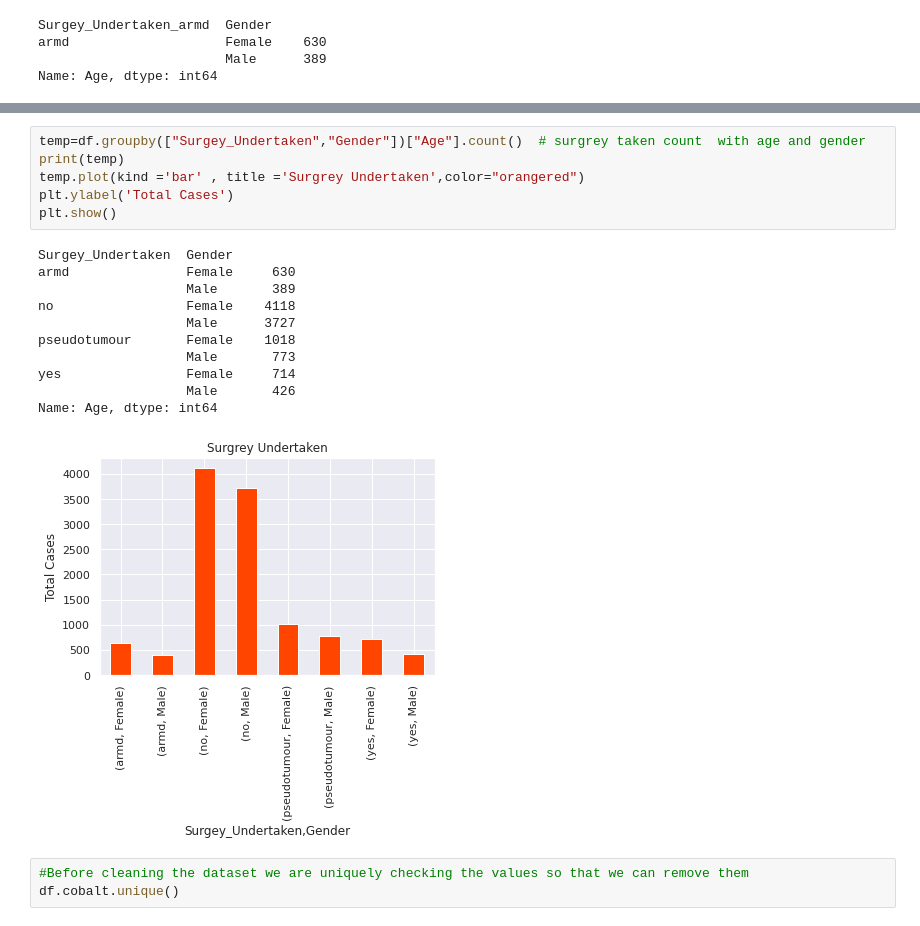
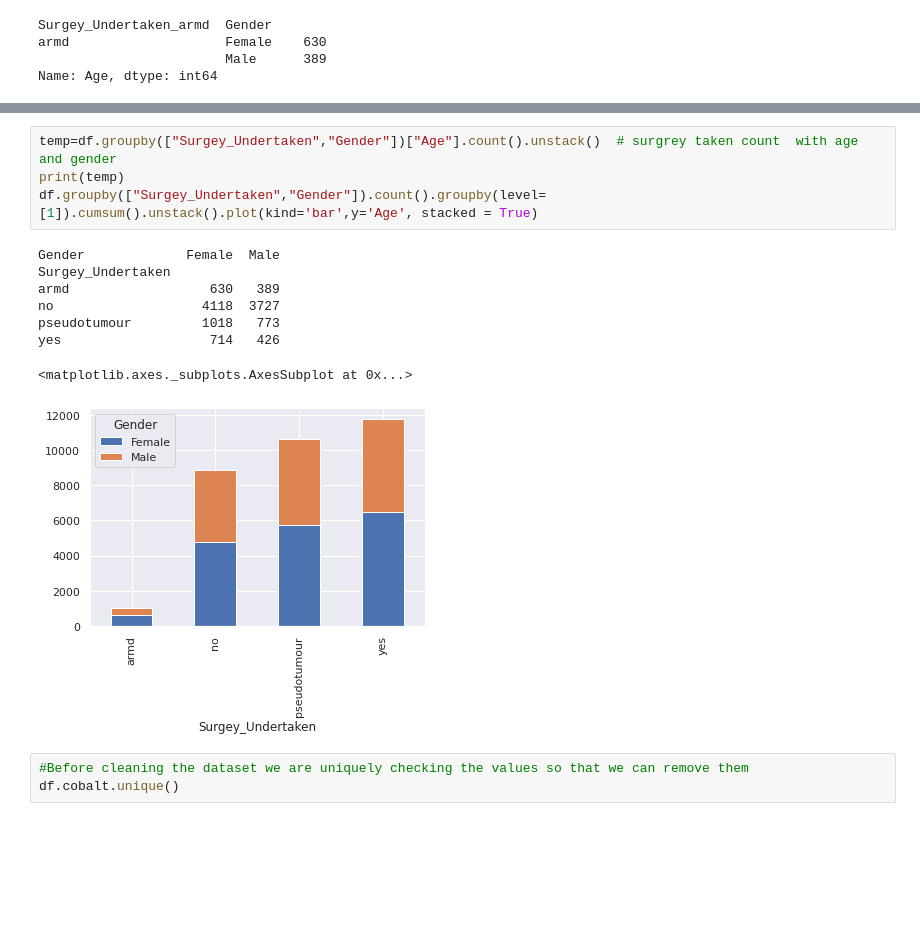
Before and after one commit to Hamza1122/ML-Ass, a Jupyter notebook: Untitled13.ipynb, the cells around one changed output, grey strips where cells are left out. Drawn from its saved outputs; the diff is of its cells as text; blank space fills up the shorter version.

```diff
--- a/Untitled13.ipynb
+++ b/Untitled13.ipynb
@@ -248,21 +244,16 @@ plt.show()
 # %%
-temp=df.groupby(["Surgey_Undertaken","Gender"])["Age"].count()  # surgrey taken count  with age and gender
+temp=df.groupby(["Surgey_Undertaken","Gender"])["Age"].count().unstack()  # surgrey taken count  with age and gender
 print(temp)
-temp.plot(kind ='bar' , title ='Surgrey Undertaken',color="orangered")
-plt.ylabel('Total Cases')
-plt.show()
+df.groupby(["Surgey_Undertaken","Gender"]).count().groupby(level=[1]).cumsum().unstack().plot(kind='bar',y='Age', stacked = True)
 # %% [output]
-Surgey_Undertaken  Gender
-armd               Female     630
-                   Male       389
-no                 Female    4118
-                   Male      3727
-pseudotumour       Female    1018
-                   Male       773
-yes                Female     714
-                   Male       426
-Name: Age, dtype: int64
+Gender             Female  Male
+Surgey_Undertaken
+armd                  630   389
+no                   4118  3727
+pseudotumour         1018   773
+yes                   714   426
+<matplotlib.axes._subplots.AxesSubplot at 0x...>
-[figure, old version]
+[figure, new version]
 # %%
 #Before cleaning the dataset we are uniquely checking the values so that we can remove them
 df.cobalt.unique()
```
Also changed, not shown: parts of 18 cells of this notebook.
